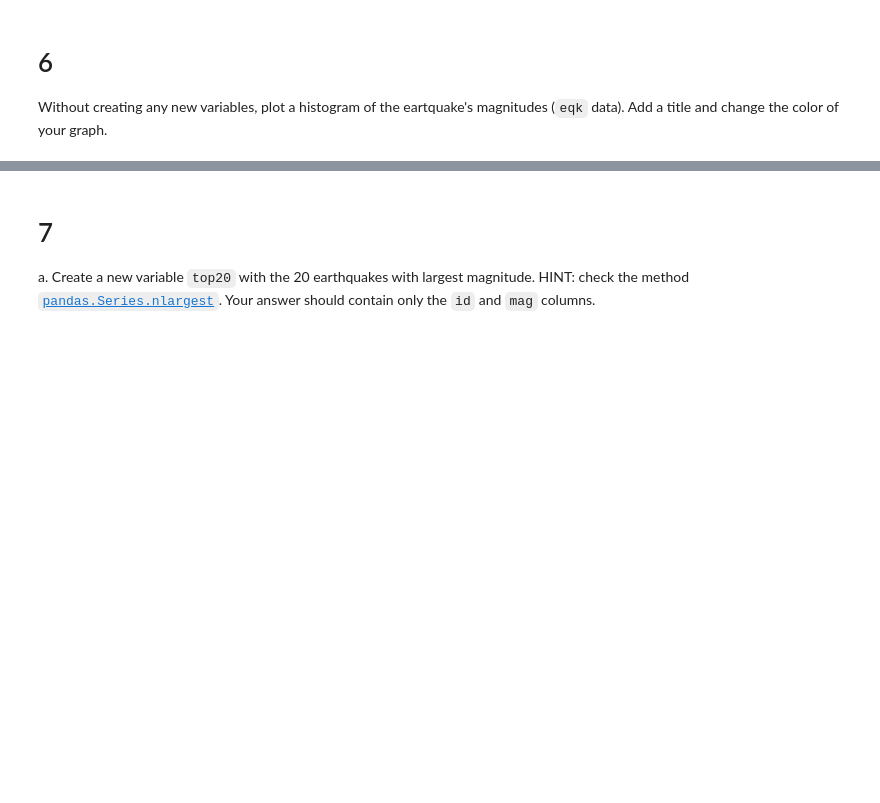
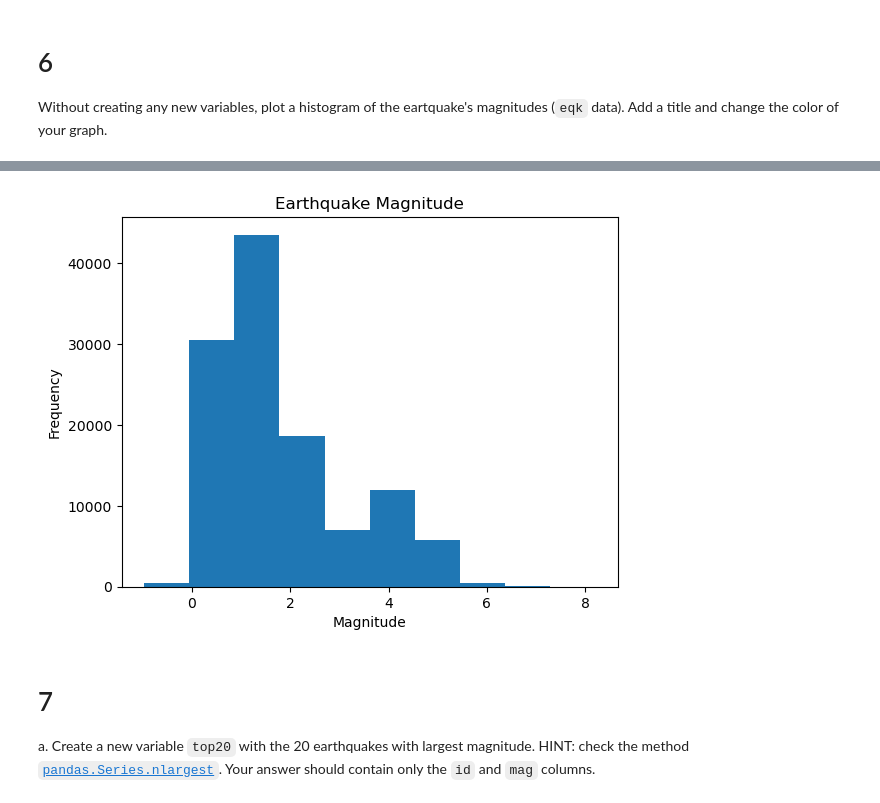
Before and after one commit to Amapolaa/eds220-hwk1, a Jupyter notebook: task3/hwk1-task3-earthquakes.ipynb, the cells around one changed output, grey strips where cells are left out. Saved outputs shown, nothing was run; the diff lists cells and outputs as text; code cells hidden in the pictures; blank space fills up the shorter version.

```diff
--- a/task3/hwk1-task3-earthquakes.ipynb
+++ b/task3/hwk1-task3-earthquakes.ipynb
@@ -148,3 +146,7 @@ eqk = ...
+# %%
+#selecting single col and selecting only those with earthquake types
+#then setting variable index to id col
+eqk = raw_eqk[raw_eqk['type'] == 'earthquake'].set_index('id')
 # %%
 # View the dataframe
 eqk
@@ -174,3 +204,12 @@ grader.check("q5")
 
 # 6
 Without creating any new variables, plot a histogram of the eartquake's magnitudes (`eqk` data). Add a title and change the color of your graph.
+# %%
+#create a historgram with eqk data
+eqk['mag'].plot(kind='hist',
+               title= "Earthquake Magnitude",
+               xlabel='Magnitude')
+
+#print to see the histogram
+print(eqk)
+# %% [output]
@@ -177,3 +233,4 @@ Without creating any new variables, plot a histogram of the eartquake's magnitud
+[figure, added]
 # %% [markdown]
 <!-- END QUESTION -->
 
```
Also changed, not shown: parts of 24 cells of this notebook.
